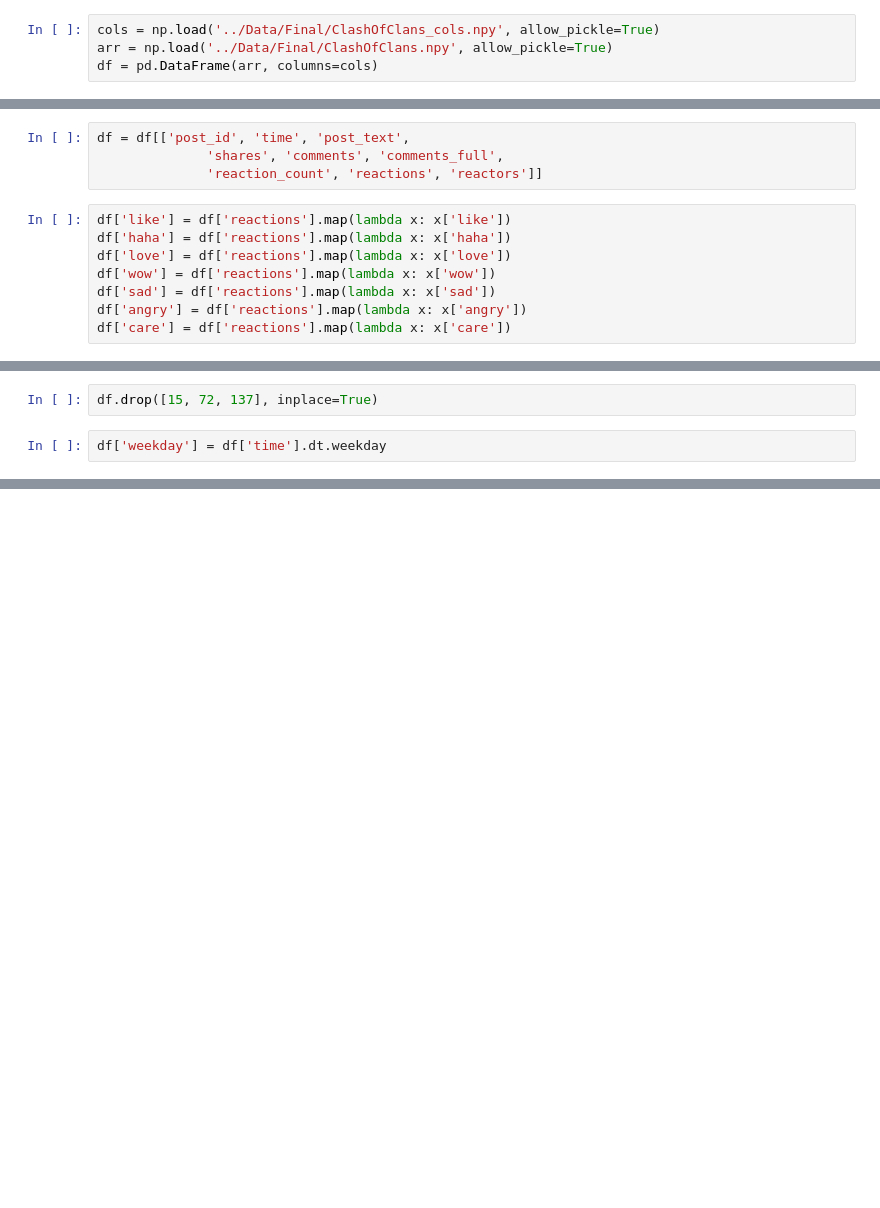
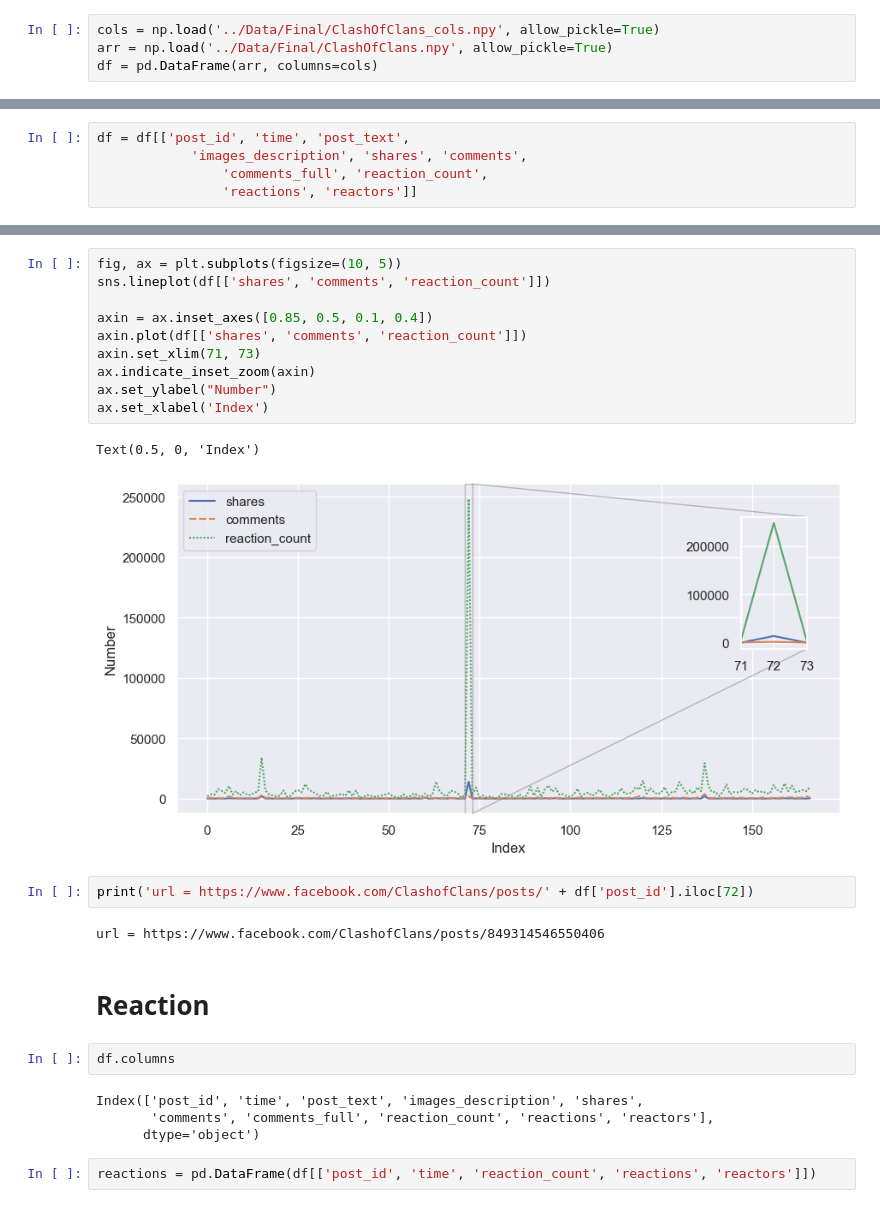
Before and after one commit to longluv1605/final-project-Python-DataAnalyst, a Jupyter notebook: Analysing and Visualising/Analyze.ipynb, the cells around one changed output, grey strips where cells are left out. Drawn from its saved outputs; the diff is of its cells as text; blank space fills up the shorter version.

```diff
--- a/Analysing and Visualising/Analyze.ipynb
+++ b/Analysing and Visualising/Analyze.ipynb
@@ -12,12 +30,5 @@ df = pd.DataFrame(arr, columns=cols)
 # %%
 df = df[['post_id', 'time', 'post_text',
-              'shares', 'comments', 'comments_full',
-              'reaction_count', 'reactions', 'reactors']]
+            'images_description', 'shares', 'comments',
+                'comments_full', 'reaction_count',
+                'reactions', 'reactors']]
-# %%
-df['like'] = df['reactions'].map(lambda x: x['like'])
-df['haha'] = df['reactions'].map(lambda x: x['haha'])
-df['love'] = df['reactions'].map(lambda x: x['love'])
-df['wow'] = df['reactions'].map(lambda x: x['wow'])
-df['sad'] = df['reactions'].map(lambda x: x['sad'])
-df['angry'] = df['reactions'].map(lambda x: x['angry'])
-df['care'] = df['reactions'].map(lambda x: x['care'])
@@ -208,4 +54,0 @@ sns.lineplot(df[['like', 'love', 'wow', 'care', 'haha', 'sad', 'angry', 'comment
-# %%
-df.drop([15, 72, 137], inplace=True)
-# %%
-df['weekday'] = df['time'].dt.weekday
@@ -229,0 +68,27 @@ axs[1, 3].remove()
+# %%
+fig, ax = plt.subplots(figsize=(10, 5))
+sns.lineplot(df[['shares', 'comments', 'reaction_count']])
+
+axin = ax.inset_axes([0.85, 0.5, 0.1, 0.4])
+axin.plot(df[['shares', 'comments', 'reaction_count']])
+axin.set_xlim(71, 73)
+ax.indicate_inset_zoom(axin)
+ax.set_ylabel("Number")
+ax.set_xlabel('Index')
+# %% [output]
+Text(0.5, 0, 'Index')
+[figure, added]
+# %%
+print('url = https://www.facebook.com/ClashofClans/posts/' + df['post_id'].iloc[72])
+# %% [output]
+url = https://www.facebook.com/ClashofClans/posts/849314546550406
+# %% [markdown]
+# Reaction
+# %%
+df.columns
+# %% [output]
+Index(['post_id', 'time', 'post_text', 'images_description', 'shares',
+       'comments', 'comments_full', 'reaction_count', 'reactions', 'reactors'],
+      dtype='object')
+# %%
+reactions = pd.DataFrame(df[['post_id', 'time', 'reaction_count', 'reactions', 'reactors']])
```
Also changed, not shown: parts of 36 cells of this notebook, 1 other file.
